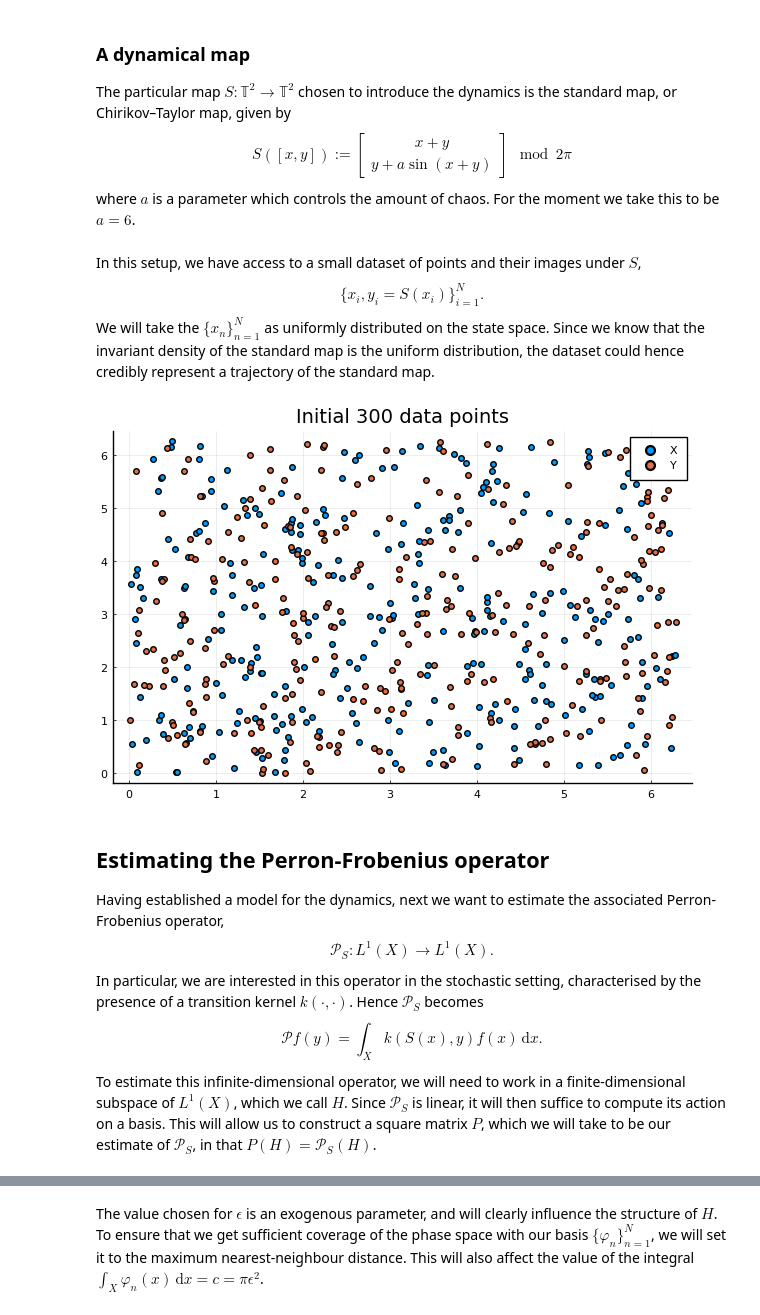
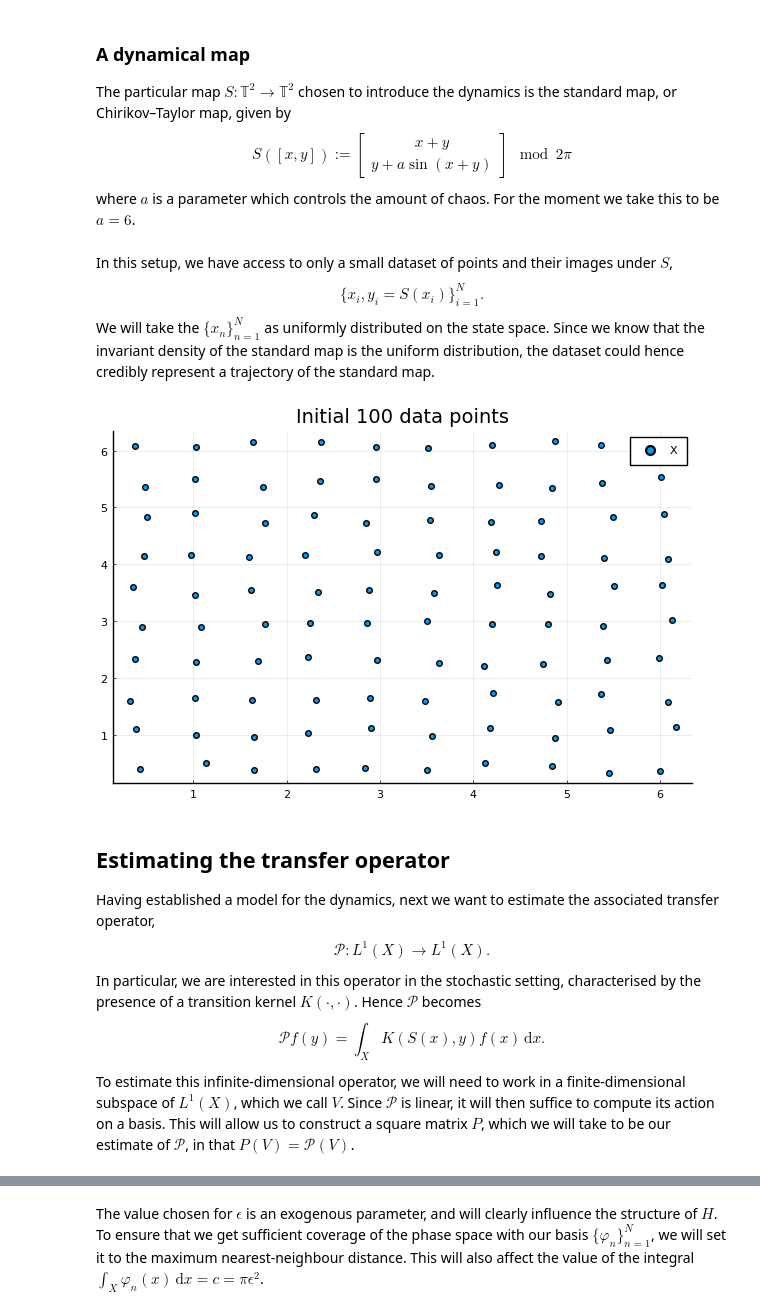
Before and after one commit to rcushen/thesis, a Jupyter notebook: Scattered points, scattered bases.ipynb, the cells around one changed output, grey strips where cells are left out. Cells and saved outputs as stored; diff of their text form; code cells hidden in the pictures.

```diff
--- a/Scattered points, scattered bases.ipynb
+++ b/Scattered points, scattered bases.ipynb
@@ -22,7 +22,7 @@ S ([x , y]) := \begin{bmatrix} x + y \\ y + a \sin ( x + y) \end{bmatrix} \mod 2
 $$
 where $a$ is a parameter which controls the amount of chaos. For the moment we take this to be $a=6$.
 # %% [markdown]
-In this setup, we have access to a small dataset of points and their images under $S$,
+In this setup, we have access to only a small dataset of points and their images under $S$,
 $$
 \{ x_i, y_i = S(x_i) \}_{i=1}^N .
 $$
@@ -32,23 +32,28 @@ sample_size = 300;
 s = sampledist(sample_size);
+# %%
+sample_grid_size = 10;
+sample_size = sample_grid_size ^ 2;
+s = creategrid(0, range, sample_grid_size);
+s = mod.(s + (rand(sample_size,2) ./ 5), range);
 # %%
 X = s;
 Y = S(X);
 # %%
 scatter(X[:,1], X[:,2]; label="X")
-scatter!(Y[:,1], Y[:,2]; label="Y")
+#scatter!(Y[:,1], Y[:,2]; label="Y")
 title!("Initial $sample_size data points")
 # %% [output]
-[figure, old version]
+[figure, new version]
 # %% [markdown]
-## Estimating the Perron-Frobenius operator
-Having established a model for the dynamics, next we want to estimate the associated Perron-Frobenius operator,
+## Estimating the transfer operator
+Having established a model for the dynamics, next we want to estimate the associated transfer operator,
 $$
-\mathcal{P}_S : L^1(X) \to L^1(X) .
+\mathcal{P} : L^1(X) \to L^1(X) .
 $$
-In particular, we are interested in this operator in the stochastic setting, characterised by the presence of a transition kernel $k(\cdot, \cdot)$. Hence $\mathcal{P}_S$ becomes
+In particular, we are interested in this operator in the stochastic setting, characterised by the presence of a transition kernel $K(\cdot, \cdot)$. Hence $\mathcal{P}$ becomes
 $$
- \mathcal{P} f(y) = \int_X k(S(x), y ) f(x) \, \mathrm{d}x .
+ \mathcal{P} f(y) = \int_X K(S(x), y ) f(x) \, \mathrm{d}x .
 $$
-To estimate this infinite-dimensional operator, we will need to work in a finite-dimensional subspace of $L^1(X)$, which we call $H$. Since $\mathcal{P}_S$ is linear, it will then suffice to compute its action on a basis. This will allow us to construct a square matrix $P$, which we will take to be our estimate of $\mathcal{P}_S$, in that $P(H) = \mathcal{P}_S(H)$.
+To estimate this infinite-dimensional operator, we will need to work in a finite-dimensional subspace of $L^1(X)$, which we call $V$. Since $\mathcal{P}$ is linear, it will then suffice to compute its action on a basis. This will allow us to construct a square matrix $P$, which we will take to be our estimate of $\mathcal{P}$, in that $P(V) = \mathcal{P}(V)$.
 # %% [markdown]
 ### A finite basis
```
Also changed, not shown: parts of 51 cells of this notebook, 1 other file.
